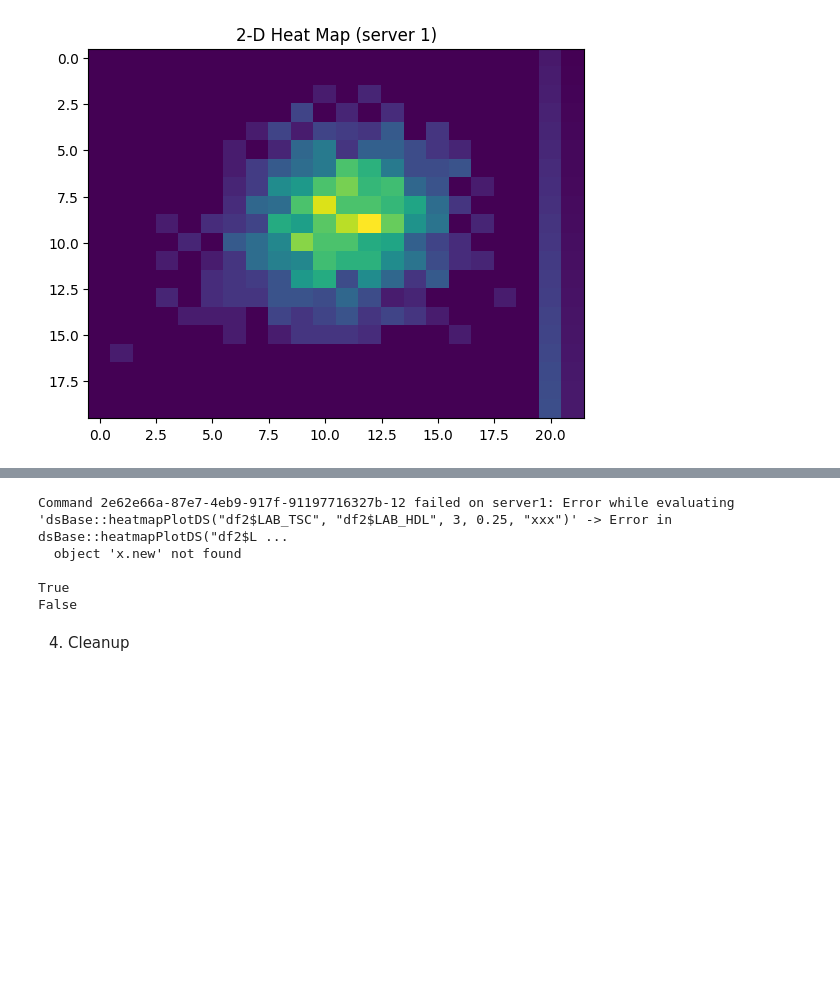
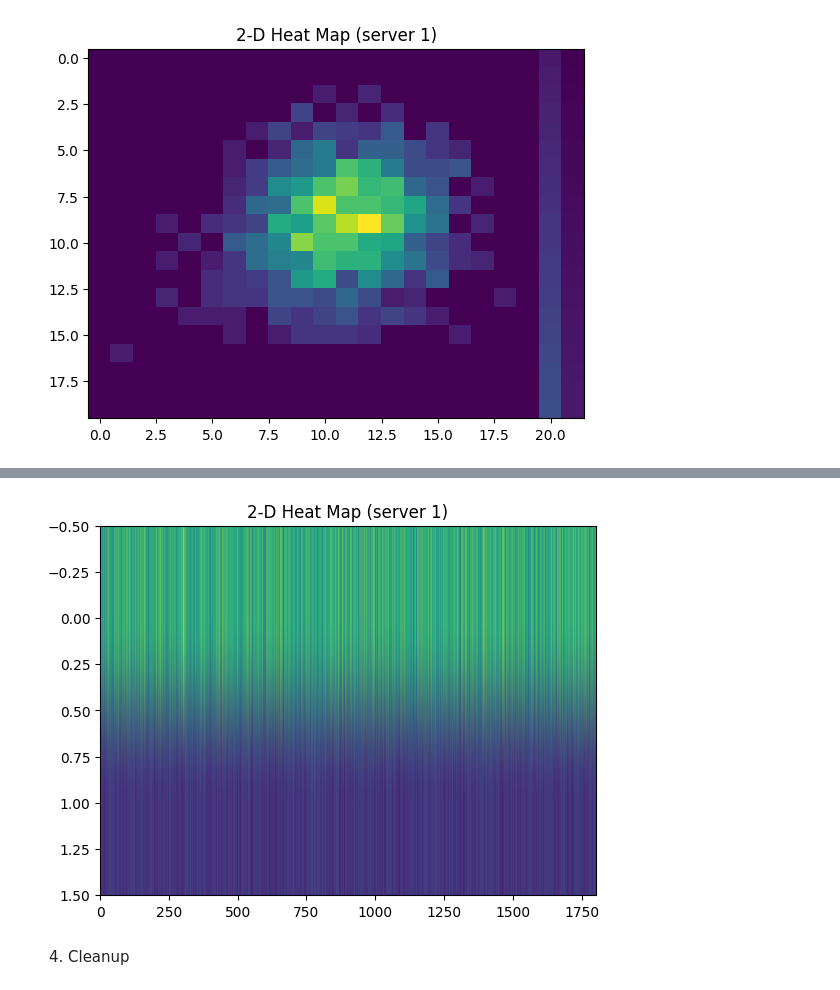
Before and after one commit to datashield/datashield-opal-python, a Jupyter notebook: examples/datashield.py.ipynb, the cells around one changed output, grey strips where cells are left out. Saved outputs shown, nothing was run; the diff lists cells and outputs as text; code cells hidden in the pictures; blank space fills up the shorter version.

Commit message:
feat: updated R session api

```diff
--- a/examples/datashield.py.ipynb
+++ b/examples/datashield.py.ipynb
@@ -209,16 +132,12 @@ plt.show()
 # %%
-try:
-    session.aggregate('heatmapPlotDS(df2$LAB_TSC, df2$LAB_HDL, 3, 0.25, "xxx")')
-except DSError:
-    print(session.get_errors()["server1"])
-    print(session.get_errors()["server1"].is_client_error())
-    print(session.get_errors()["server1"].is_server_error())
+data = session.aggregate("heatmapPlotDS(df2$LAB_TSC, df2$LAB_HDL, 3, 0.25, 1)")
-# %% [output]
-Command 2e62e66a-87e7-4eb9-917f-91197716327b-12 failed on server1: Error while evaluating 'dsBase::heatmapPlotDS("df2$LAB_TSC", "df2$LAB_HDL", 3, 0.25, "xxx")' -> Error in dsBase::heatmapPlotDS("df2$L ...
-  object 'x.new' not found
-
-True
-False
+# %%
+# make heatmap with x and y
+plt.imshow(data["server1"], aspect="auto")
+plt.title("2-D Heat Map (server 1)")
+plt.show()
+# %% [output]
+[figure, added]
 # %% [markdown]
 4. Cleanup
 # %%
```
Also changed, not shown: parts of 16 cells of this notebook, 2 other files.
